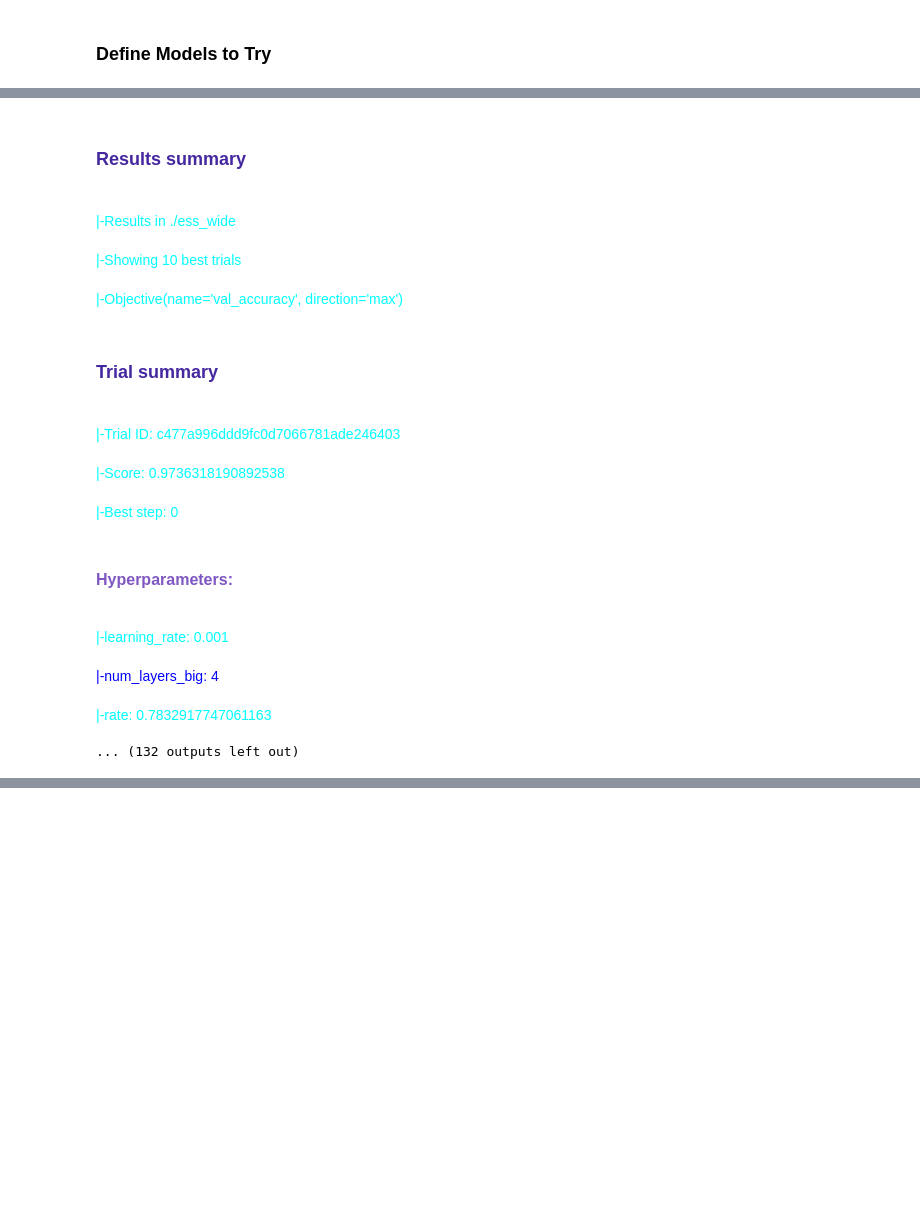
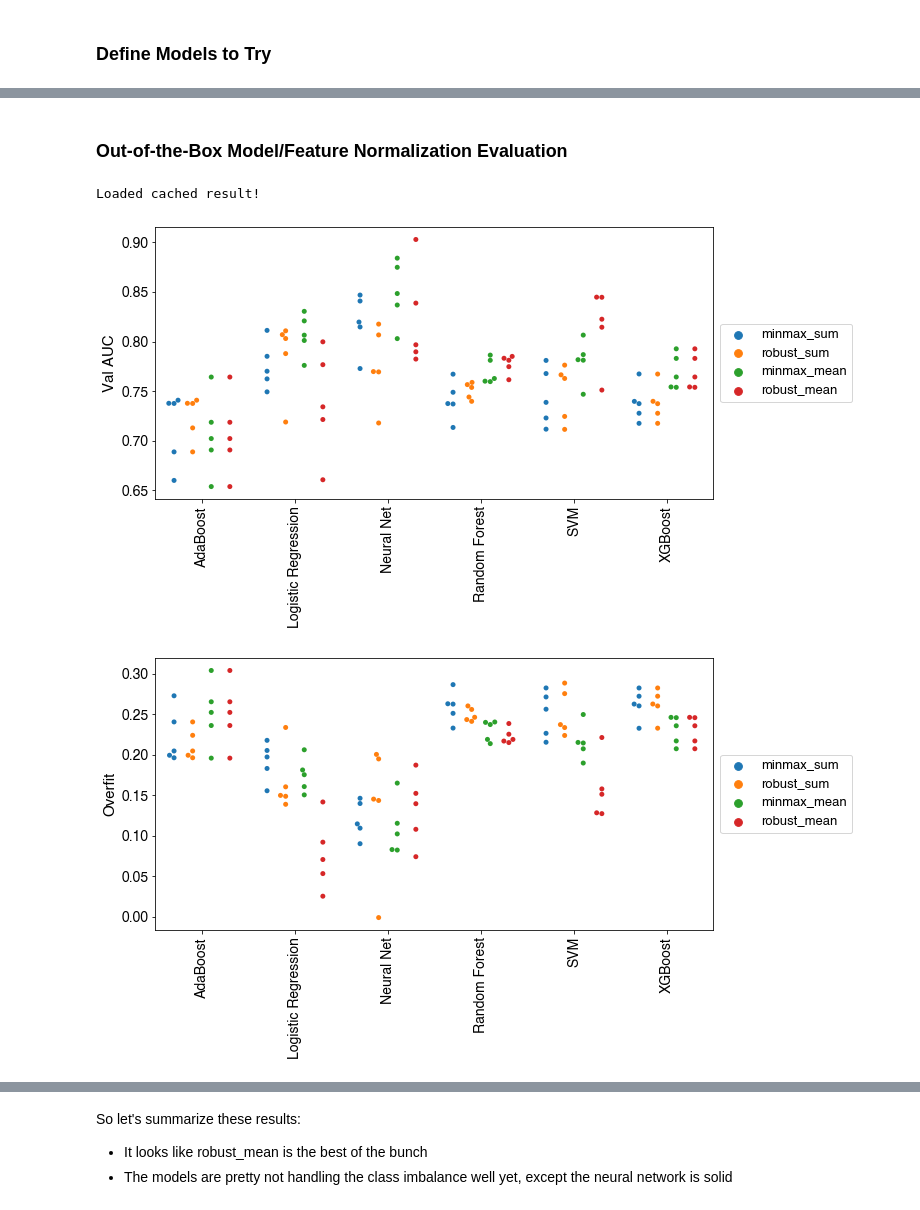
Before and after one commit to DANYIN001/bitome-practice, a Jupyter notebook: notebooks/essential_gene_classification.ipynb, the cells around one changed output, grey strips where cells are left out. Cells and saved outputs as stored; diff of their text form; code cells hidden in the pictures; blank space fills up the shorter version.

```diff
--- a/notebooks/essential_gene_classification.ipynb
+++ b/notebooks/essential_gene_classification.ipynb
@@ -35,7 +37,7 @@ from bitome.core import Bitome
 # %% [markdown]
 ### Define Global Variables
 # %%
-DATA_PATH = Path('..', 'data', 'classification')
+DATA_PATH = Path('..', 'data', 'classification', 'essential')
 LOCAL_CACHE_PATH = Path('..', 'local_cache')
 FIG_PATH = Path('..', 'figures', 'figure_4')
 # %% [markdown]
@@ -276,16 +366,43 @@ Hyperparameters:
-# %%
-tuner.results_summary()
-# %% [output]
-Results summary
-|-Results in ./ess_wide
-|-Showing 10 best trials
-|-Objective(name='val_accuracy', direction='max')
-Trial summary
-|-Trial ID: c477a996ddd9fc0d7066781ade246403
-|-Score: 0.9736318190892538
-|-Best step: 0
-Hyperparameters:
-|-learning_rate: 0.001
-|-num_layers_big: 4
-|-rate: 0.7832917747061163
-... (132 outputs left out)
+# %%
+models_to_try = {
+    'AdaBoost': AdaBoostClassifier(),
+    'Logistic Regression': LogisticRegression(
+        penalty='l1',
+        solver='saga',
+        class_weight='balanced'
+    ),
+    # define this specially; see the run_nn_model function above, we are using Keras for the neural networks
+    # start with a super simple model
+    'Neural Net': {
+        'hidden_layer_sizes': [16],
+        'dropout_rates': [0],
+        'l2': 0
+    },
+    'Random Forest': RandomForestClassifier(
+        class_weight='balanced',
+        n_jobs=4
+    ),
+    'SVM': LinearSVC(
+        penalty='l1',
+        dual=False,
+        class_weight='balanced'
+    ),
+    'XGBoost': XGBClassifier(
+        scale_pos_weight=np.divide(*np.bincount(y)),
+        n_jobs=4
+    )
+}
+# %% [markdown]
+### Out-of-the-Box Model/Feature Normalization Evaluation
+# %%
+initial_eval_df = run_models_and_plot_performance(
+    models_to_try,
+    X_to_try,
+    y,
+    file_path=Path(DATA_PATH, 'initial_eval.csv'),
+    confusion_matrix=True
+)
+# %% [output]
+Loaded cached result!
+[figure, added]
+[figure, added]
@@ -291,0 +410,5 @@ Hyperparameters:
+# %% [markdown]
+So let's summarize these results:
+
+- It looks like robust_mean is the best of the bunch
+- The models are pretty not handling the class imbalance well yet, except the neural network is solid
```
Also changed, not shown: parts of 66 cells of this notebook, 52 other files.
